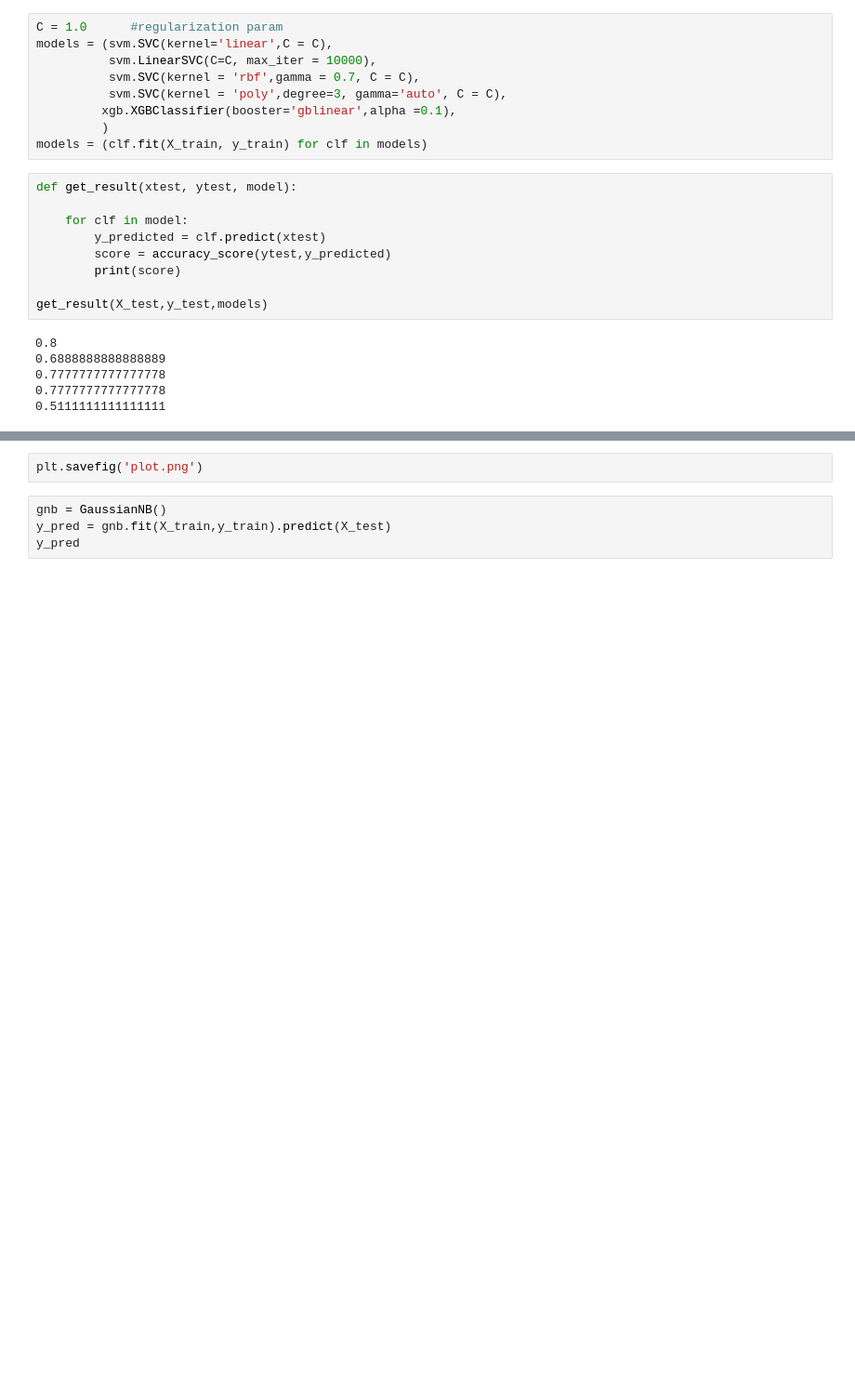
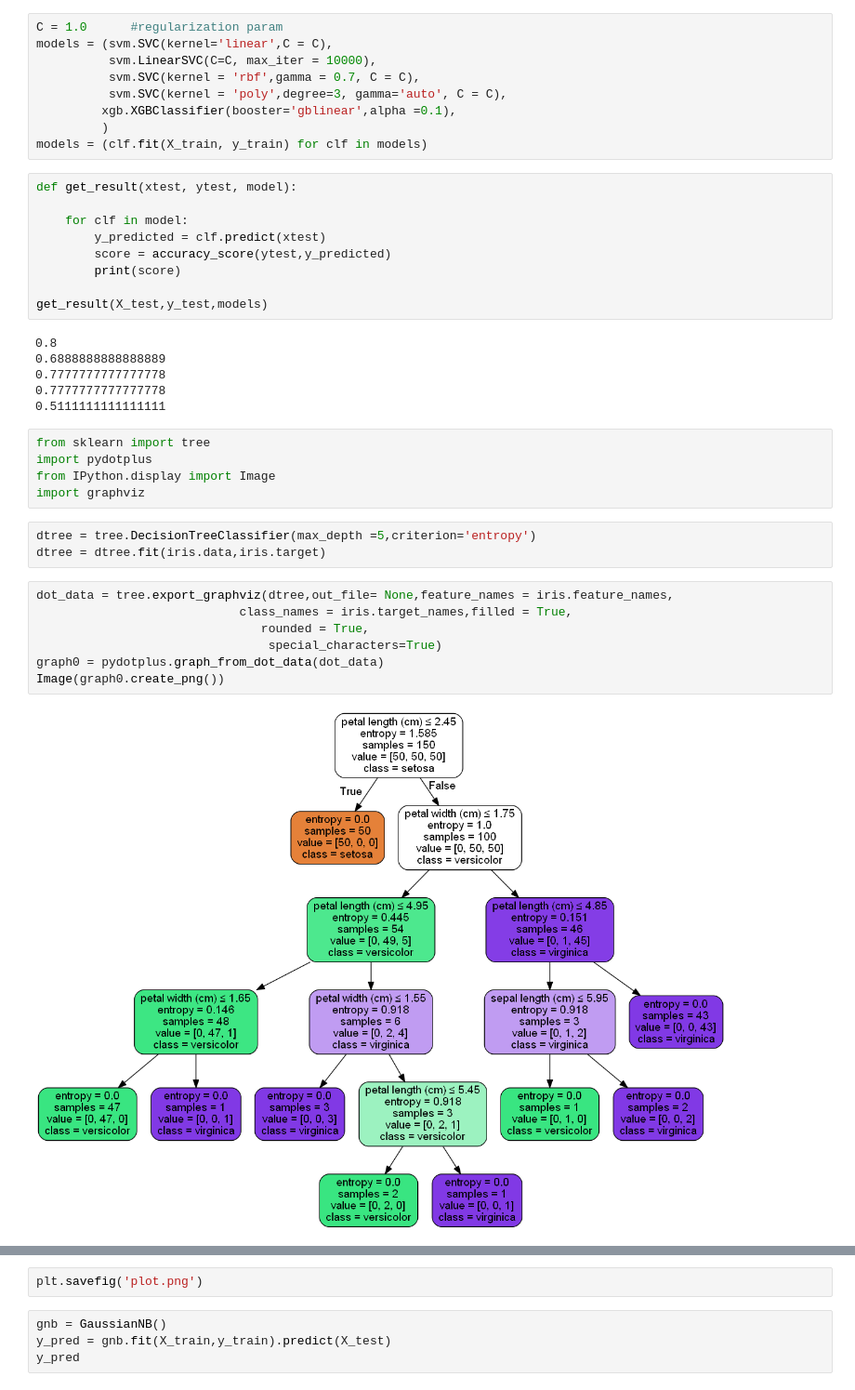
Before and after one commit to ffflora/iris-project, a Jupyter notebook: iris.ipynb, the cells around one changed output, grey strips where cells are left out. Shown at 93% size. Cells and saved outputs as stored; diff of their text form; blank space fills up the shorter version.

```diff
--- a/iris.ipynb
+++ b/iris.ipynb
@@ -64,6 +66,23 @@ get_result(X_test,y_test,models)
 0.7777777777777778
 0.7777777777777778
 0.5111111111111111
+# %%
+from sklearn import tree
+import pydotplus
+from IPython.display import Image
+import graphviz
+# %%
+dtree = tree.DecisionTreeClassifier(max_depth =5,criterion='entropy')
+dtree = dtree.fit(iris.data,iris.target)
+# %%
+dot_data = tree.export_graphviz(dtree,out_file= None,feature_names = iris.feature_names,
+                            class_names = iris.target_names,filled = True,
+                               rounded = True,
+                                special_characters=True)
+graph0 = pydotplus.graph_from_dot_data(dot_data)
+Image(graph0.create_png())
+# %% [output]
+[figure, added]
 # %%
 # title for the plots
 titles = ('SVC with linear kernel',
```
Also changed, not shown: parts of 4 cells of this notebook, 1 other file.
